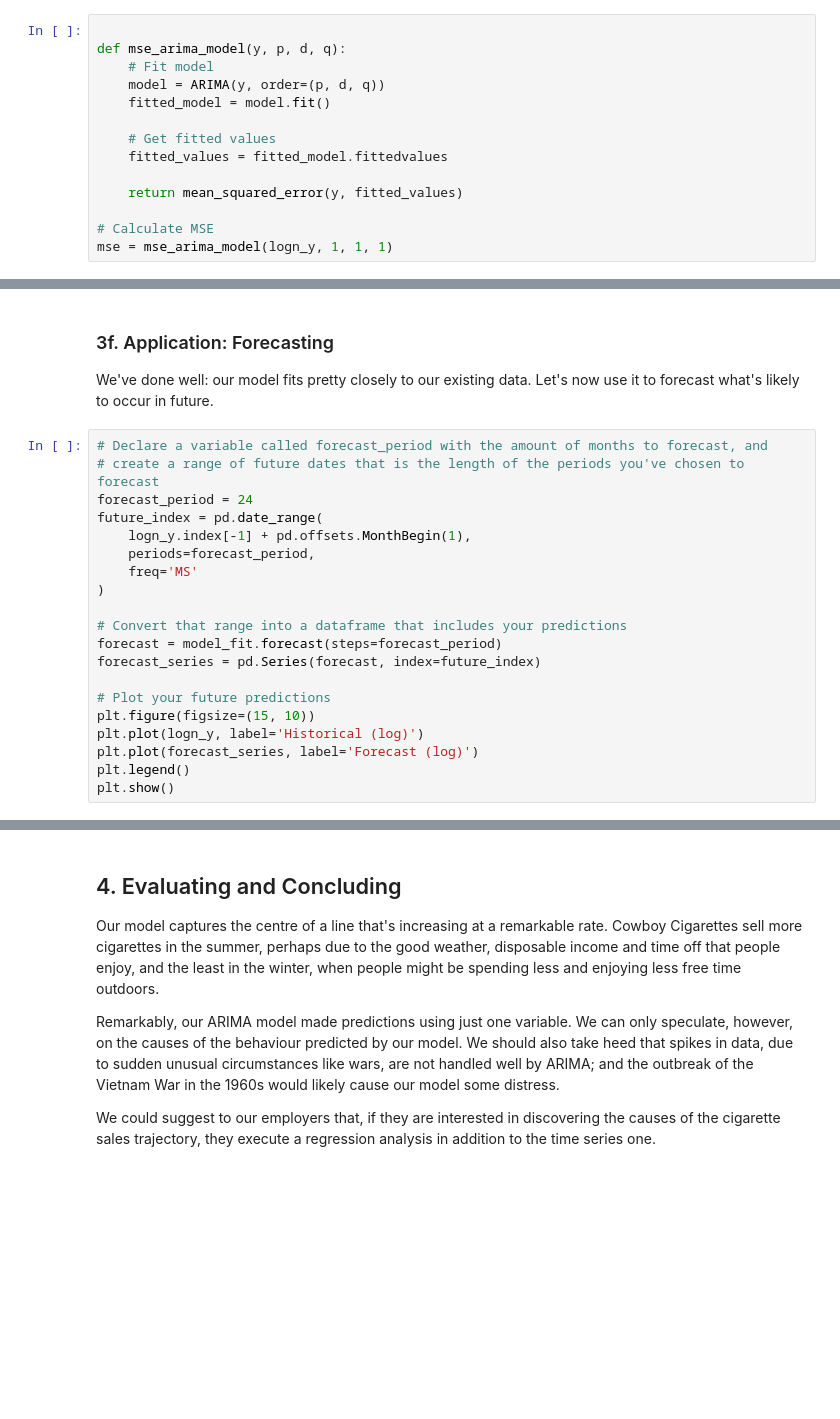
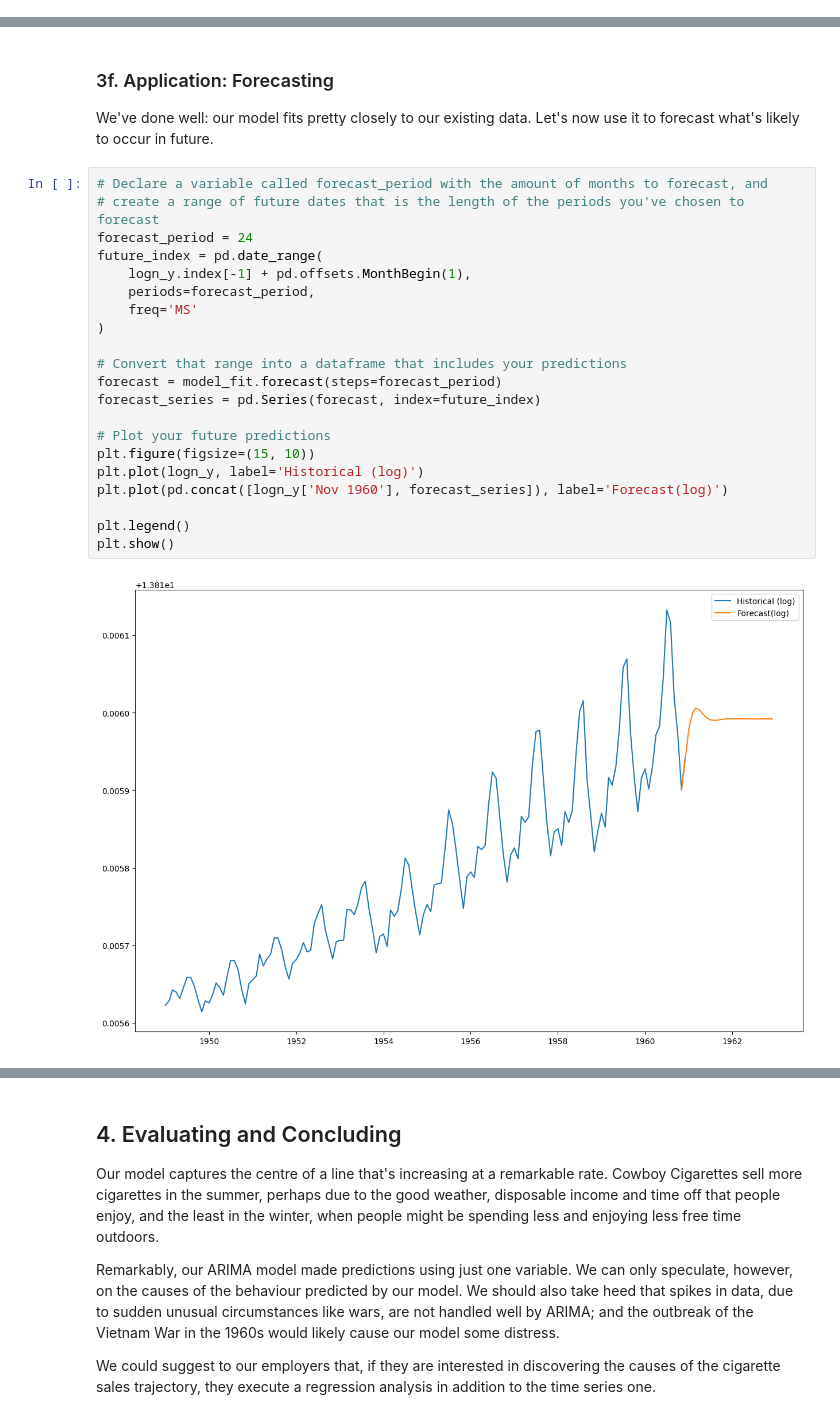
Before and after one commit to amschiltz/springboard_projects, a Jupyter notebook: Cowboys&CigrettesCaseStudy/Cowboy Cigarettes Case Study - Tier 3_ams.ipynb, the cells around one changed output, grey strips where cells are left out. Drawn from its saved outputs; the diff is of its cells as text; blank space fills up the shorter version.

```diff
--- a/Cowboys&CigrettesCaseStudy/Cowboy Cigarettes Case Study - Tier 3_ams.ipynb
+++ b/Cowboys&CigrettesCaseStudy/Cowboy Cigarettes Case Study - Tier 3_ams.ipynb
@@ -336,17 +339,3 @@ from statsmodels.tsa.arima.model import ARIMA
 # %% [markdown]
 #### 3di. Make a function to find the MSE of a single ARIMA model
 Things get intricate here. Don't worry if you can't do this yourself and need to drop down a Tier.
-# %%
-
-def mse_arima_model(y, p, d, q):
-    # Fit model
-    model = ARIMA(y, order=(p, d, q))
-    fitted_model = model.fit()
-
-    # Get fitted values
-    fitted_values = fitted_model.fittedvalues
-
-    return mean_squared_error(y, fitted_values)
-
-# Calculate MSE
-mse = mse_arima_model(logn_y, 1, 1, 1)
@@ -431,20 +465,23 @@ We've done well: our model fits pretty closely to our existing data. Let's now u
 # %%
 # Declare a variable called forecast_period with the amount of months to forecast, and
 # create a range of future dates that is the length of the periods you've chosen to forecast
 forecast_period = 24
 future_index = pd.date_range(
     logn_y.index[-1] + pd.offsets.MonthBegin(1),
     periods=forecast_period,
     freq='MS'
 )
 
 # Convert that range into a dataframe that includes your predictions
 forecast = model_fit.forecast(steps=forecast_period)
 forecast_series = pd.Series(forecast, index=future_index)
 
 # Plot your future predictions
 plt.figure(figsize=(15, 10))
 plt.plot(logn_y, label='Historical (log)')
-plt.plot(forecast_series, label='Forecast (log)')
+plt.plot(pd.concat([logn_y['Nov 1960'], forecast_series]), label='Forecast(log)')
+
 plt.legend()
 plt.show()
+# %% [output]
+[figure, added]
```
Also changed, not shown: parts of 8 cells of this notebook.
